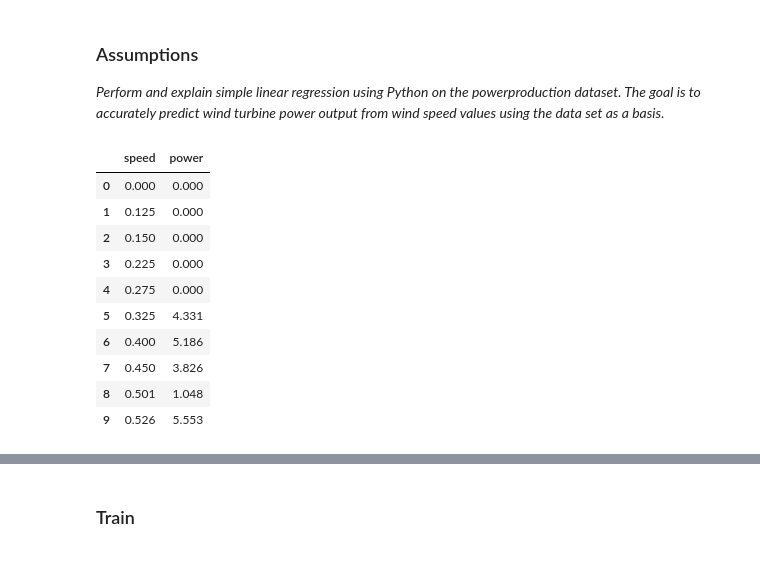
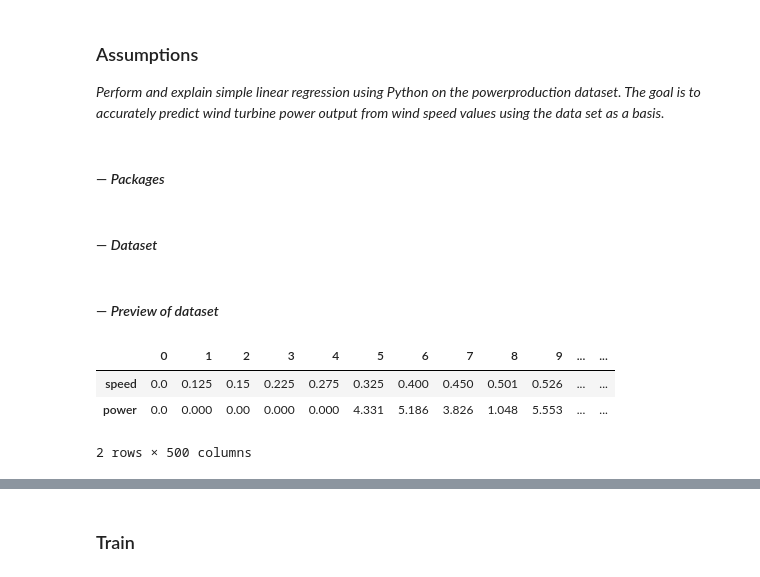
Before and after one commit to mizydorek/Fundamentals-of-Data-Analysis-Project-2020, a Jupyter notebook: project.ipynb, the cells around one changed output, grey strips where cells are left out. Saved outputs shown, nothing was run; the diff lists cells and outputs as text; code cells hidden in the pictures.

```diff
--- a/project.ipynb
+++ b/project.ipynb
@@ -9,4 +9,6 @@ Author: Maciej Izydorek (G00387873@gmit.ie) Github: [mizydorek](https://github.c
 ### Assumptions
 
 *Perform and explain simple linear regression using Python on the powerproduction dataset. The goal is to accurately predict wind turbine power output from wind speed values using the data set as a basis.*
+# %% [markdown]
+#### — *Packages*
 # %%
@@ -21,18 +30,15 @@ sns.set(rc={'figure.figsize':(12,8)})
+# %% [markdown]
+#### — *Dataset*
 # %%
 # Import dataset
 df = pd.read_csv("https://raw.githubusercontent.com/ianmcloughlin/2020A-machstat-project/master/dataset/powerproduction.csv")
+# %% [markdown]
+#### — *Preview of dataset*
 # %%
 # Overwiew of dataset
-df.head(n=10)
+df.T
 # %% [output]
-|  | speed | power |
-| 0 | 0.000 | 0.000 |
-| 1 | 0.125 | 0.000 |
-| 2 | 0.150 | 0.000 |
-| 3 | 0.225 | 0.000 |
-| 4 | 0.275 | 0.000 |
-| 5 | 0.325 | 4.331 |
-| 6 | 0.400 | 5.186 |
-| 7 | 0.450 | 3.826 |
-| 8 | 0.501 | 1.048 |
-| 9 | 0.526 | 5.553 |
+|  | 0 | 1 | 2 | 3 | 4 | 5 | 6 | 7 | 8 | 9 | ... | ... |
+| speed | 0.0 | 0.125 | 0.15 | 0.225 | 0.275 | 0.325 | 0.400 | 0.450 | 0.501 | 0.526 | ... | ... |
+| power | 0.0 | 0.000 | 0.00 | 0.000 | 0.000 | 4.331 | 5.186 | 3.826 | 1.048 | 5.553 | ... | ... |
+2 rows × 500 columns
```
Also changed, not shown: parts of 11 cells of this notebook.
